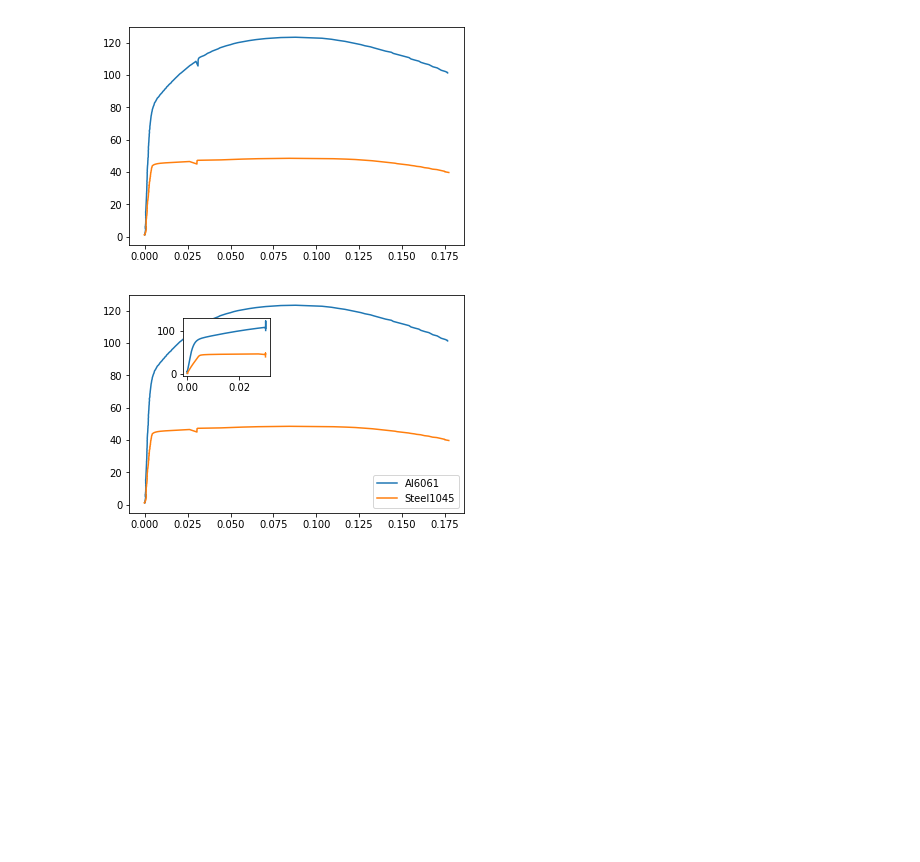
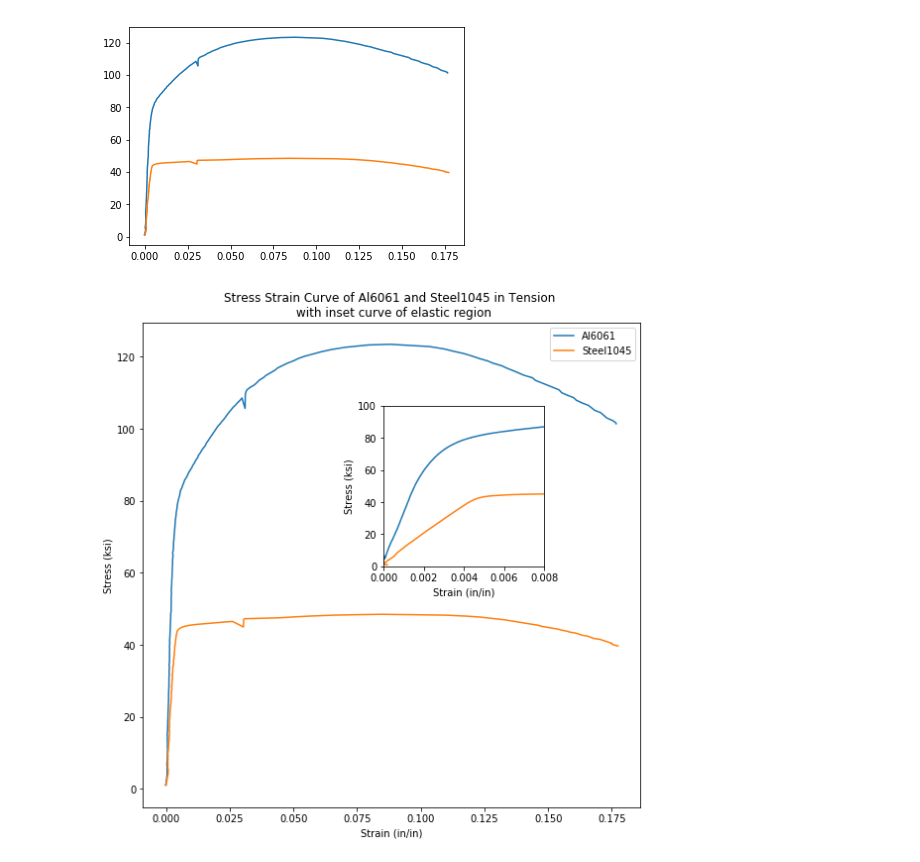
Before and after one commit to ProfessorKazarinoff/staticsite, a Jupyter notebook: content/code/matplotlib_plots/stress_strain_curves/stress_strain_curve_with_inset_elastic_region.ipynb, the cells around one changed output. Saved outputs shown, nothing was run; the diff lists cells and outputs as text; code cells hidden in the pictures; blank space fills up the shorter version.

Commit message:
working on inset curve post, added .md file

```diff
--- a/content/code/matplotlib_plots/stress_strain_curves/stress_strain_curve_with_inset_elastic_region.ipynb
+++ b/content/code/matplotlib_plots/stress_strain_curves/stress_strain_curve_with_inset_elastic_region.ipynb
@@ -27,12 +27,21 @@ plt.show()
 [figure]
 # %%
 fig, ax1 = plt.subplots()
+fig.set_size_inches([9,9])
 ax1.plot(strain_al_plastic,stress_al,strain_steel_plastic,stress_steel)
 ax1.legend(['Al6061','Steel1045'])
-left, bottom, width, height = [0.25, 0.6, 0.2, 0.2]
+ax1.set_xlabel('Strain (in/in)')
+ax1.set_ylabel('Stress (ksi)')
+ax1.set_title('Stress Strain Curve of Al6061 and Steel1045 in Tension \n with inset curve of elastic region')
+left, bottom, width, height = [0.5, 0.5, 0.25, 0.25]
 ax2 = fig.add_axes([left, bottom, width, height])
 ax2.plot(strain_al_elastic,stress_al,strain_steel_elastic, stress_steel)
+ax2.set_xlabel('Strain (in/in)')
+ax2.set_ylabel('Stress (ksi)')
+ax2.set_xlim([0,0.008])
+ax2.set_ylim([0,100])
+fig.savefig('stress_strain_curve_with_inset.png')
 
 plt.show()
 # %% [output]
-[figure, old version]
+[figure, new version]
```
Also changed, not shown: 2 other files.
